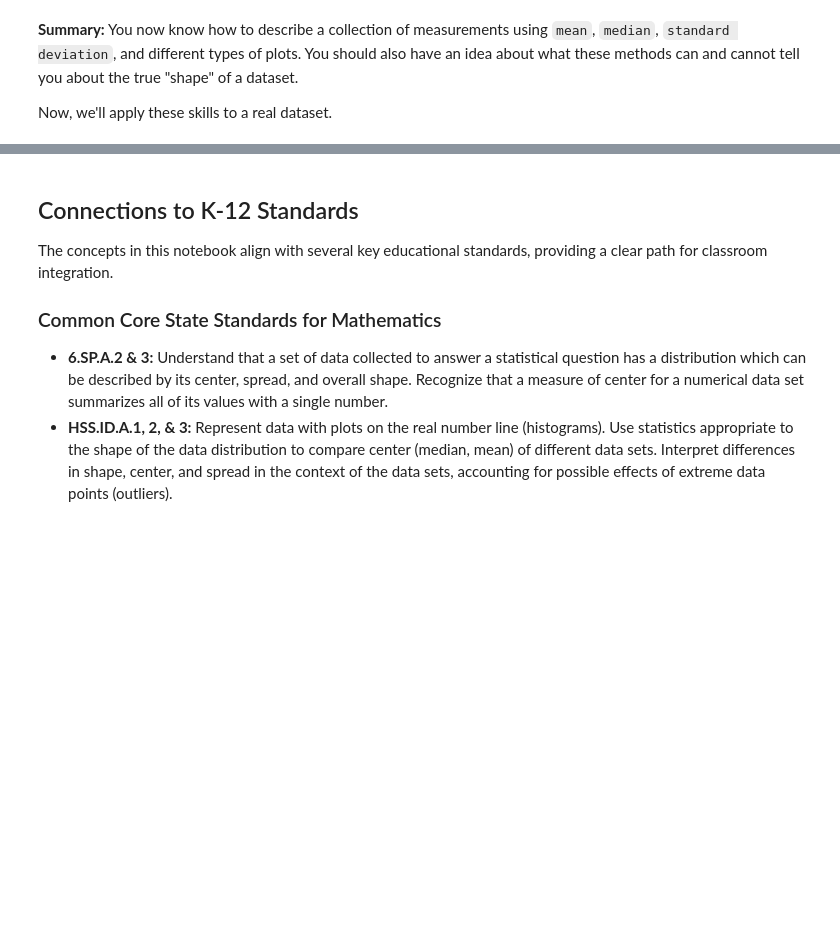
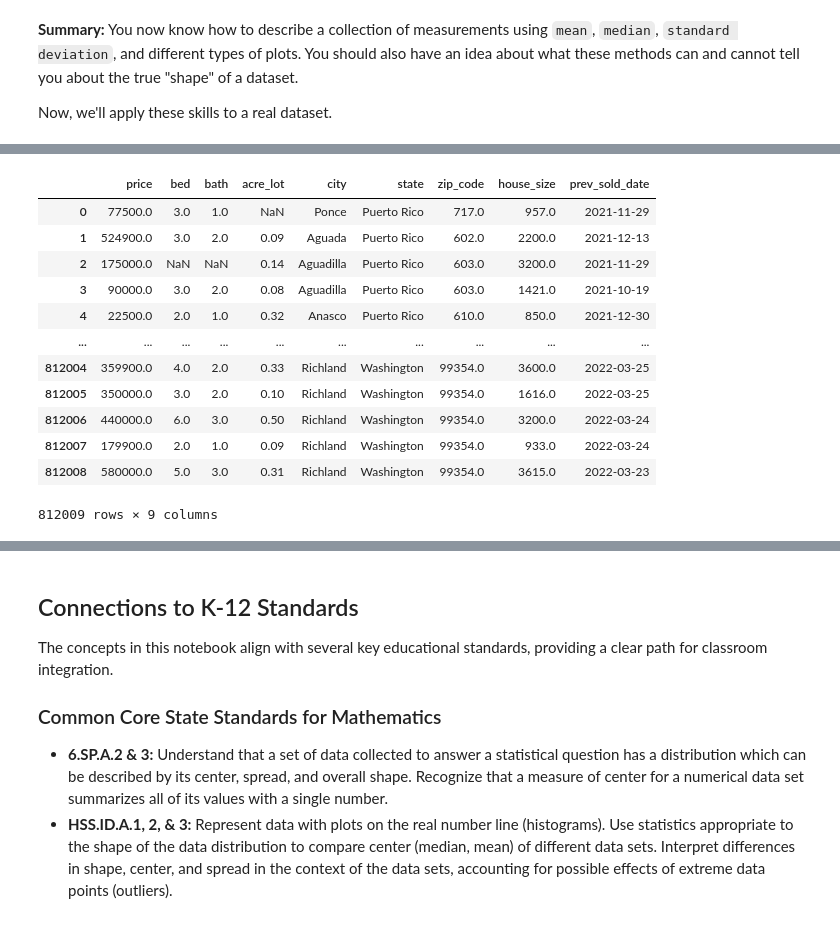
Before and after one commit to CalCoRE/show-your-work, a Jupyter notebook: 1 - CenterSpreadPython.ipynb, the cells around one changed output, grey strips where cells are left out. Saved outputs shown, nothing was run; the diff lists cells and outputs as text; code cells hidden in the pictures; blank space fills up the shorter version.

```diff
--- a/1 - CenterSpreadPython.ipynb
+++ b/1 - CenterSpreadPython.ipynb
@@ -185,0 +185,20 @@ Look at the plot above. The red line (mean) is pulled far to the right by the si
+# %%
+import pandas as pd
+
+all_housing = pd.read_csv('https://github.com/CalCoRE/show-your-work/blob/typicality/data/sold-realtor-data.csv?raw=true')
+
+all_housing
+# %% [output]
+|  | price | bed | bath | acre_lot | city | state | zip_code | house_size | prev_sold_date |
+| 0 | 77500.0 | 3.0 | 1.0 | NaN | Ponce | Puerto Rico | 717.0 | 957.0 | 2021-11-29 |
+| 1 | 524900.0 | 3.0 | 2.0 | 0.09 | Aguada | Puerto Rico | 602.0 | 2200.0 | 2021-12-13 |
+| 2 | 175000.0 | NaN | NaN | 0.14 | Aguadilla | Puerto Rico | 603.0 | 3200.0 | 2021-11-29 |
+| 3 | 90000.0 | 3.0 | 2.0 | 0.08 | Aguadilla | Puerto Rico | 603.0 | 1421.0 | 2021-10-19 |
+| 4 | 22500.0 | 2.0 | 1.0 | 0.32 | Anasco | Puerto Rico | 610.0 | 850.0 | 2021-12-30 |
+| ... | ... | ... | ... | ... | ... | ... | ... | ... | ... |
+| 812004 | 359900.0 | 4.0 | 2.0 | 0.33 | Richland | Washington | 99354.0 | 3600.0 | 2022-03-25 |
+| 812005 | 350000.0 | 3.0 | 2.0 | 0.10 | Richland | Washington | 99354.0 | 1616.0 | 2022-03-25 |
+| 812006 | 440000.0 | 6.0 | 3.0 | 0.50 | Richland | Washington | 99354.0 | 3200.0 | 2022-03-24 |
+| 812007 | 179900.0 | 2.0 | 1.0 | 0.09 | Richland | Washington | 99354.0 | 933.0 | 2022-03-24 |
+| 812008 | 580000.0 | 5.0 | 3.0 | 0.31 | Richland | Washington | 99354.0 | 3615.0 | 2022-03-23 |
+812009 rows × 9 columns
```
Also changed, not shown: parts of 30 cells of this notebook.
